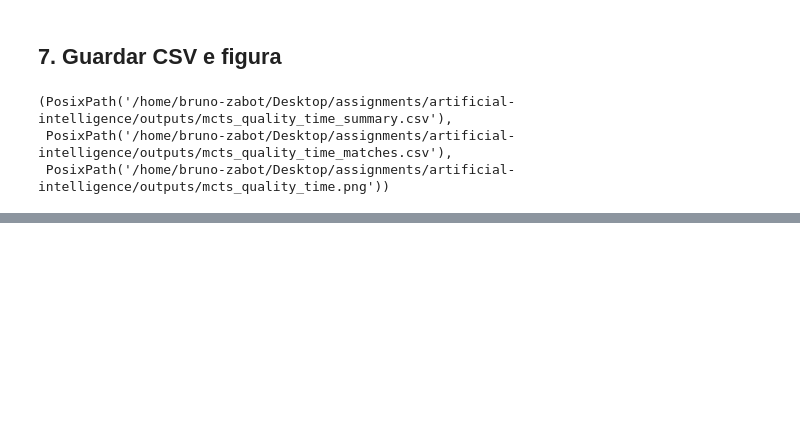
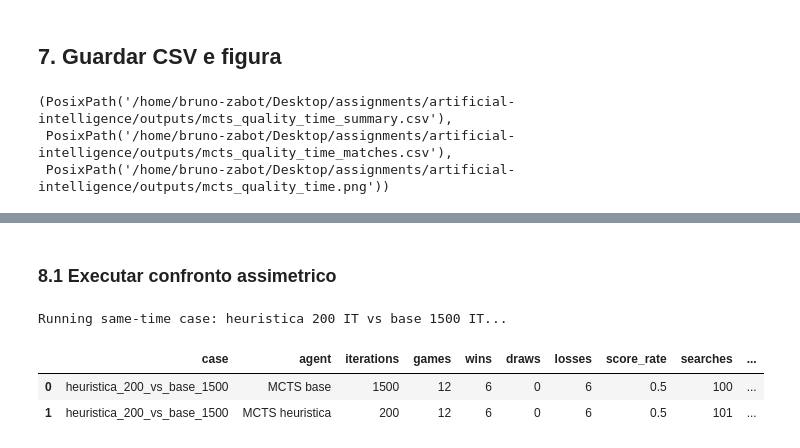
Before and after one commit to bzabot/PopOut, a Jupyter notebook: mcts_quality_time_comparison.ipynb, the cells around one changed output, grey strips where cells are left out. Drawn from its saved outputs; the diff is of its cells as text; code cells hidden in the pictures; blank space fills up the shorter version.

```diff
--- a/mcts_quality_time_comparison.ipynb
+++ b/mcts_quality_time_comparison.ipynb
@@ -291,0 +369,62 @@ summary_path, matches_path, figure_path
+# %% [markdown]
+### 8.1 Executar confronto assimetrico
+# %%
+asymmetric_match_records = []
+asymmetric_summary_records = []
+asymmetric_totals = {name: empty_agent_stats() for name in AGENT_CLASSES}
+
+print(
+    "Running same-time case: "
+    f"heuristica {ASYMMETRIC_AGENT_ITERATIONS['MCTS heuristica']} IT vs "
+    f"base {ASYMMETRIC_AGENT_ITERATIONS['MCTS base']} IT..."
+)
+
+for repeat in range(ASYMMETRIC_GAMES_PER_PAIRING):
+    for schedule_index, (red_agent, blue_agent, starter) in enumerate(MATCH_SCHEDULE):
+        random.seed(SEED + 9_000_000 + repeat * 100 + schedule_index)
+        result = play_game_asymmetric(
+            ASYMMETRIC_AGENT_ITERATIONS,
+            red_agent,
+            blue_agent,
+            starter,
+        )
+        asymmetric_match_records.append(
+            {key: value for key, value in result.items() if key != "stats"}
+        )
+
+        for agent_name, game_stats in result["stats"].items():
+            for key, value in game_stats.items():
+                asymmetric_totals[agent_name][key] += value
+
+for agent_name, stats in asymmetric_totals.items():
+    asymmetric_summary_records.append(
+        {
+            "case": ASYMMETRIC_LABEL,
+            "agent": agent_name,
+            "iterations": ASYMMETRIC_AGENT_ITERATIONS[agent_name],
+            "games": stats["games"],
+            "wins": stats["wins"],
+            "draws": stats["draws"],
+            "losses": stats["losses"],
+            "score_rate": stats["score"] / stats["games"],
+            "searches": stats["searches"],
+            "total_search_time_s": stats["search_time_s"],
+            "avg_time_per_move_s": (
+                stats["search_time_s"] / stats["searches"]
+                if stats["searches"]
+                else 0.0
+            ),
+        }
+    )
+
+asymmetric_matches_df = pd.DataFrame(asymmetric_match_records)
+asymmetric_summary_df = pd.DataFrame(asymmetric_summary_records).sort_values(
+    ["agent", "iterations"]
+)
+
+asymmetric_summary_df
+# %% [output]
+Running same-time case: heuristica 200 IT vs base 1500 IT...
+|  | case | agent | iterations | games | wins | draws | losses | score_rate | searches | ... |
+| 0 | heuristica_200_vs_base_1500 | MCTS base | 1500 | 12 | 6 | 0 | 6 | 0.5 | 100 | ... |
+| 1 | heuristica_200_vs_base_1500 | MCTS heuristica | 200 | 12 | 6 | 0 | 6 | 0.5 | 101 | ... |
```
Also changed, not shown: parts of 6 cells of this notebook, 8 other files.
